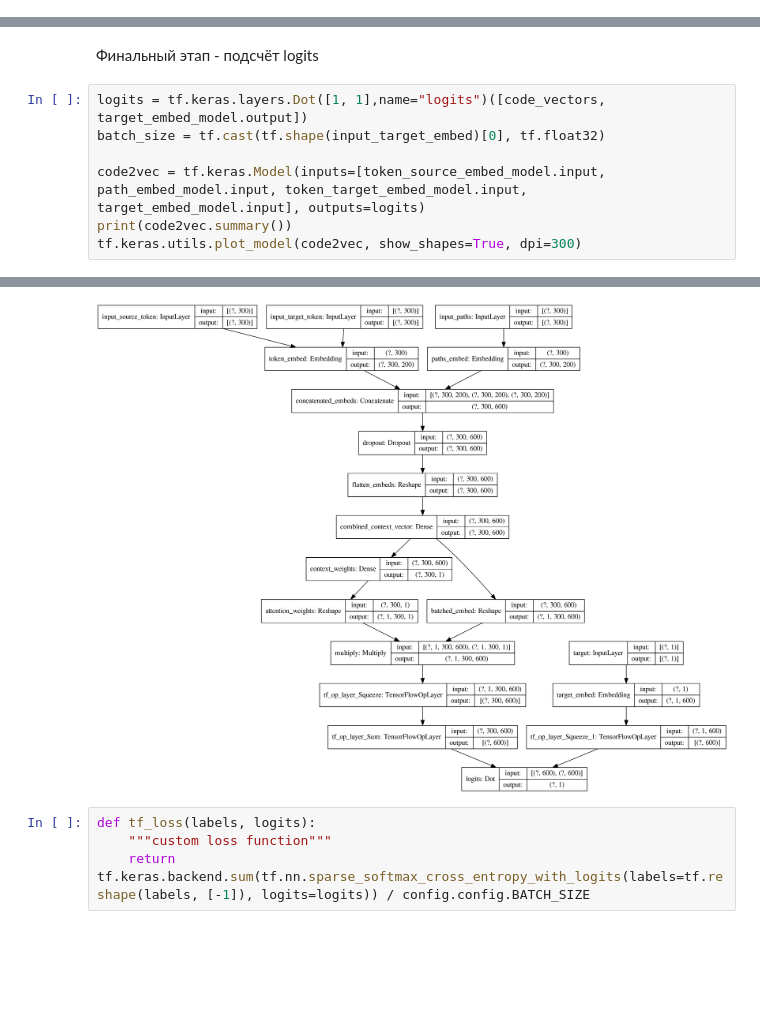
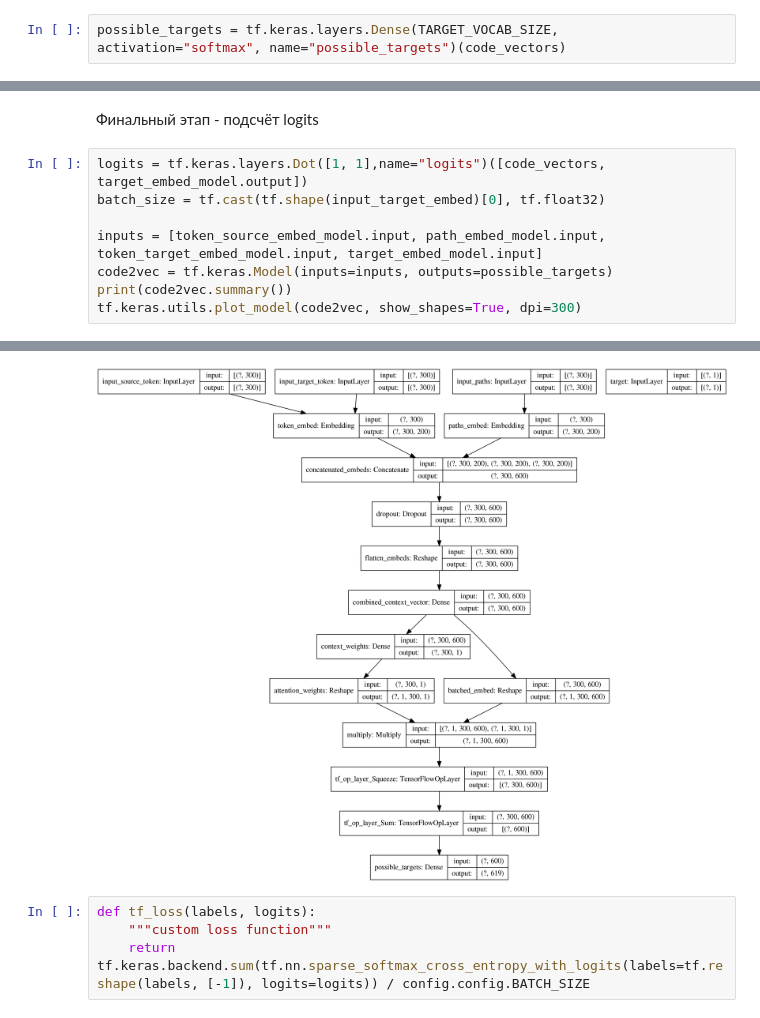
Before and after one commit to bmstu-iu8-g4-2020-project/code2var, a Jupyter notebook: experimental/c2v.ipynb, the cells around one changed output, grey strips where cells are left out. Saved outputs shown, nothing was run; the diff lists cells and outputs as text; blank space fills up the shorter version.

```diff
--- a/experimental/c2v.ipynb
+++ b/experimental/c2v.ipynb
@@ -125,3 +125,5 @@ code_vectors = tf.keras.backend.sum(code_vectors, axis=1) # У меня есть
+# %%
+possible_targets = tf.keras.layers.Dense(TARGET_VOCAB_SIZE, activation="softmax", name="possible_targets")(code_vectors)
 # %% [markdown]
 Эмбед для target
 # %%
@@ -155,7 +157,8 @@ None
 logits = tf.keras.layers.Dot([1, 1],name="logits")([code_vectors, target_embed_model.output])
 batch_size = tf.cast(tf.shape(input_target_embed)[0], tf.float32)
 
-code2vec = tf.keras.Model(inputs=[token_source_embed_model.input, path_embed_model.input, token_target_embed_model.input, target_embed_model.input], outputs=logits)
+inputs = [token_source_embed_model.input, path_embed_model.input, token_target_embed_model.input, target_embed_model.input]
+code2vec = tf.keras.Model(inputs=inputs, outputs=possible_targets)
 print(code2vec.summary())
 tf.keras.utils.plot_model(code2vec, show_shapes=True, dpi=300)
 # %% [output]
@@ -176,7 +179,7 @@ Trainable params: 8,496,801
 Non-trainable params: 0
 __________________________________________________________________________________________________
 None
-[figure, old version]
+[figure, new version]
 # %%
 def tf_loss(labels, logits):
     """custom loss function"""
```
Also changed, not shown: parts of 10 cells of this notebook.
